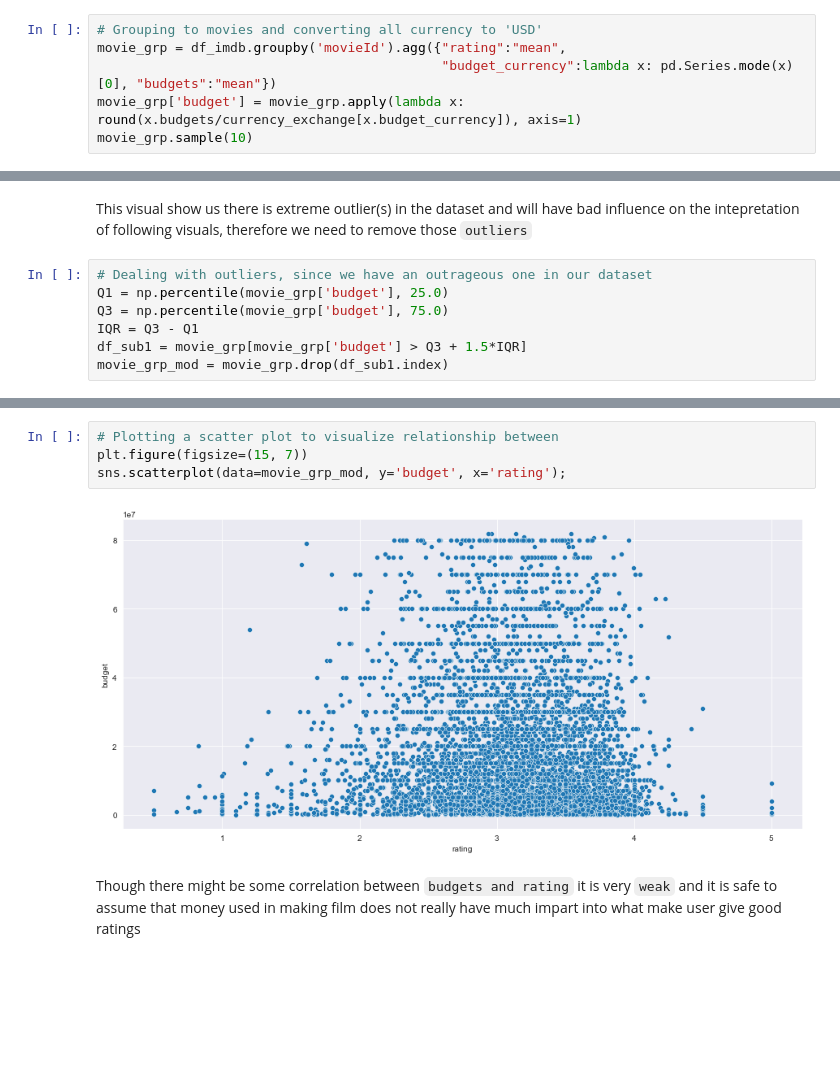
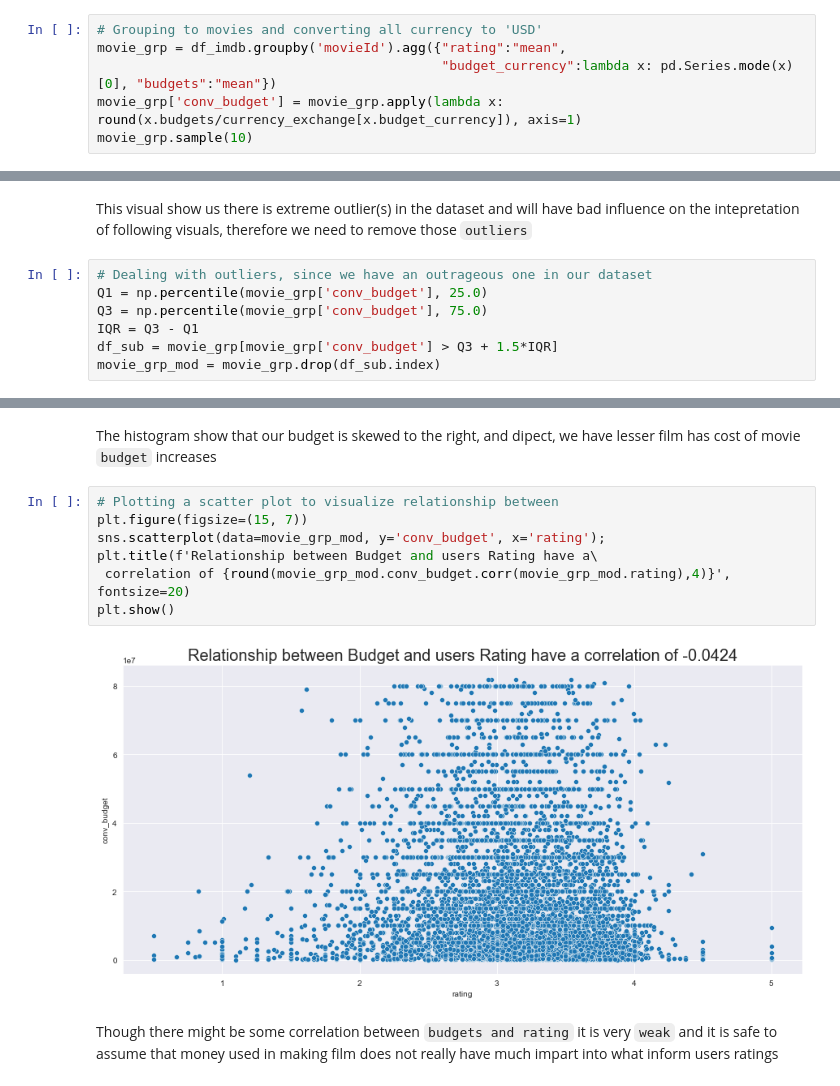
Before and after one commit to MaureenMbugua/Unsupervised-Predict-Team-ES2, a Jupyter notebook: rough1.ipynb, the cells around one changed output, grey strips where cells are left out. Cells and saved outputs as stored; diff of their text form; blank space fills up the shorter version.

```diff
--- a/rough1.ipynb
+++ b/rough1.ipynb
@@ -613,6 +613,6 @@ for x in currency:
 # Grouping to movies and converting all currency to 'USD'
 movie_grp = df_imdb.groupby('movieId').agg({"rating":"mean",
                                             "budget_currency":lambda x: pd.Series.mode(x)[0], "budgets":"mean"})
-movie_grp['budget'] = movie_grp.apply(lambda x: round(x.budgets/currency_exchange[x.budget_currency]), axis=1)
+movie_grp['conv_budget'] = movie_grp.apply(lambda x: round(x.budgets/currency_exchange[x.budget_currency]), axis=1)
 movie_grp.sample(10)
 # %% [output]
@@ -638,11 +638,11 @@ sns.boxenplot(x='budget', data=movie_grp);
 This visual show us there is extreme outlier(s) in the dataset and will have bad influence on the intepretation of following visuals, therefore we need to remove those `outliers`
 # %%
 # Dealing with outliers, since we have an outrageous one in our dataset
-Q1 = np.percentile(movie_grp['budget'], 25.0)
-Q3 = np.percentile(movie_grp['budget'], 75.0)
+Q1 = np.percentile(movie_grp['conv_budget'], 25.0)
+Q3 = np.percentile(movie_grp['conv_budget'], 75.0)
 IQR = Q3 - Q1
-df_sub1 = movie_grp[movie_grp['budget'] > Q3 + 1.5*IQR]
-movie_grp_mod = movie_grp.drop(df_sub1.index)
+df_sub = movie_grp[movie_grp['conv_budget'] > Q3 + 1.5*IQR]
+movie_grp_mod = movie_grp.drop(df_sub.index)
 # %%
 # Using visual to check again for outliers
 fig, ax = plt.subplots(1, figsize=(10,5))
@@ -652,8 +659,13 @@ sns.boxenplot(x='budget', data=movie_grp_mod);
+# %% [markdown]
+The histogram show that our budget is skewed to the right, and dipect, we have lesser film has cost of movie `budget` increases
 # %%
 # Plotting a scatter plot to visualize relationship between
 plt.figure(figsize=(15, 7))
-sns.scatterplot(data=movie_grp_mod, y='budget', x='rating');
+sns.scatterplot(data=movie_grp_mod, y='conv_budget', x='rating');
+plt.title(f'Relationship between Budget and users Rating have a\
+ correlation of {round(movie_grp_mod.conv_budget.corr(movie_grp_mod.rating),4)}', fontsize=20)
+plt.show()
 # %% [output]
-[figure, old version]
+[figure, new version]
 # %% [markdown]
-Though there might be some correlation between `budgets and rating` it is very `weak` and it is safe to assume that money used in making film does not really have much impart into what make user give good ratings
+Though there might be some correlation between `budgets and rating` it is very `weak` and it is safe to assume that money used in making film does not really have much impart into what inform users ratings
```
Also changed, not shown: parts of 21 cells of this notebook.
